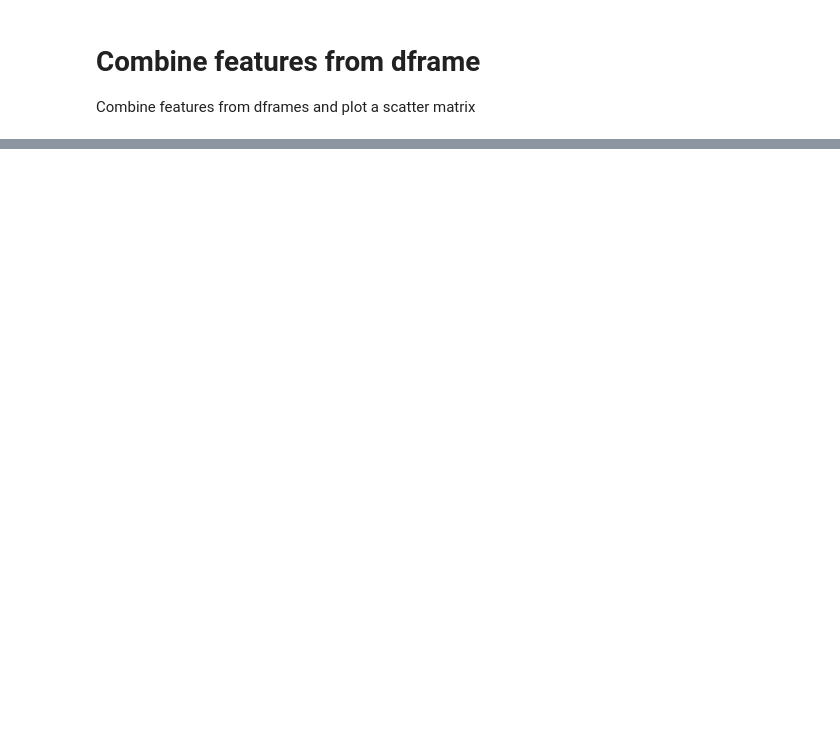
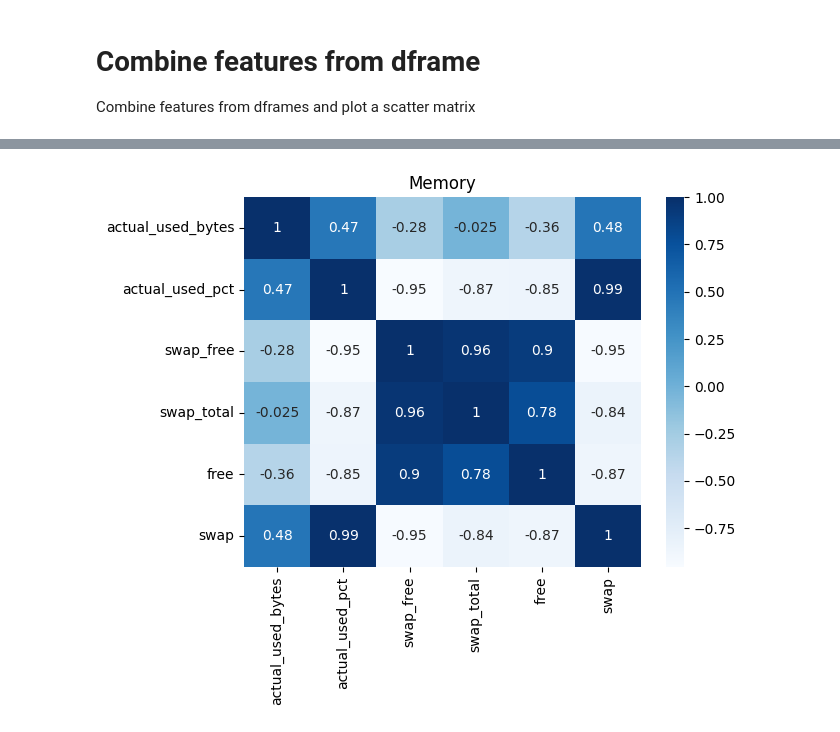
Before and after one commit to ModifiedBear/DSC-Datathon, a Jupyter notebook: combine_features.ipynb, the cells around one changed output, grey strips where cells are left out. Drawn from its saved outputs; the diff is of its cells as text; code cells hidden in the pictures; blank space fills up the shorter version.

```diff
--- a/combine_features.ipynb
+++ b/combine_features.ipynb
@@ -20,0 +20,4 @@ cpu_df.corr()
+# %%
+hm = sb.heatmap(memory_df.corr(), cmap="Blues", annot=True).set(title='Memory')
+# %% [output]
+[figure, added]
```
Also changed, not shown: parts of 4 cells of this notebook.
